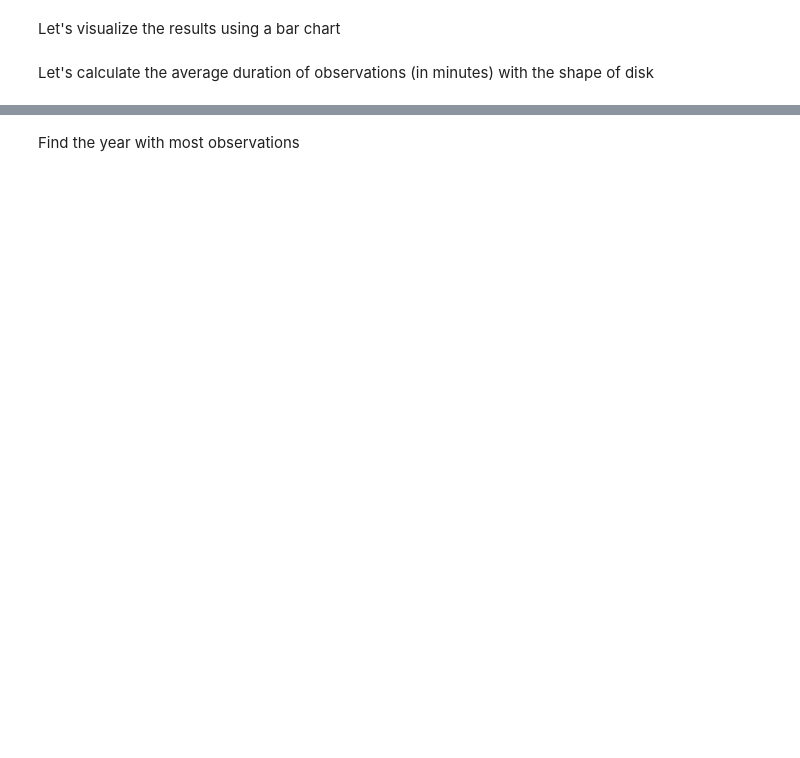
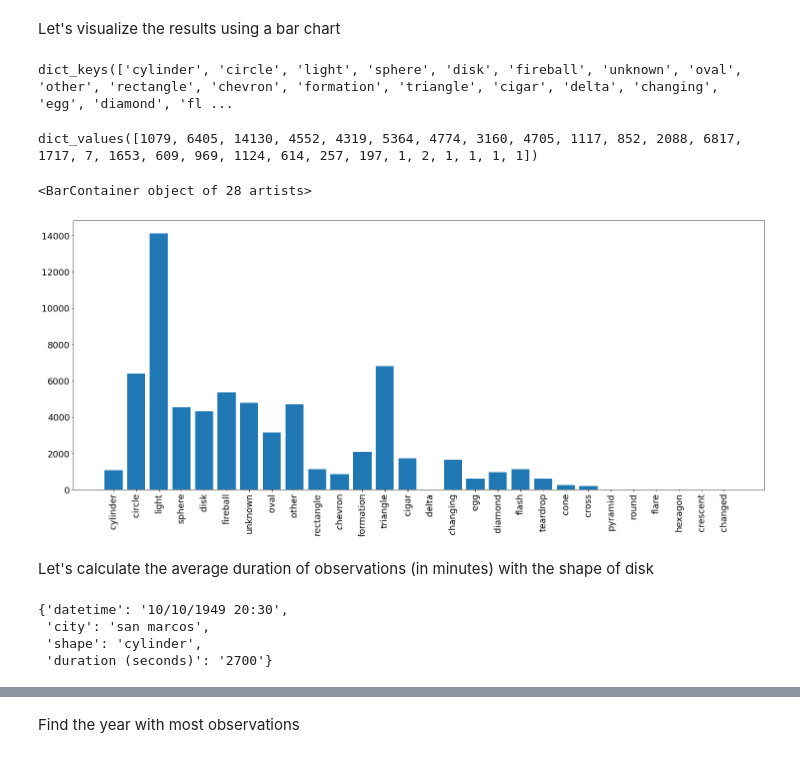
Before and after one commit to asavoullis/Python_Projects_2023, a Jupyter notebook: Where_Why_and_How_of_List_Comprehension_in_Python/The Notebook.ipynb, the cells around one changed output, grey strips where cells are left out. Drawn from its saved outputs; the diff is of its cells as text; code cells hidden in the pictures; blank space fills up the shorter version.

```diff
--- a/Where_Why_and_How_of_List_Comprehension_in_Python/The Notebook.ipynb
+++ b/Where_Why_and_How_of_List_Comprehension_in_Python/The Notebook.ipynb
@@ -265,2 +349,5 @@ How many observations do we have?
 # %% [markdown]
 What are the most common UFO shapes?
+# %%
+shapes = [object["shape"] for object in data ]
+shapes
@@ -266,0 +372,3 @@ What are the most common UFO shapes?
+# %%
+most_common_shape = dict(Counter(shapes))
+most_common_shape
@@ -267,4 +393,29 @@ What are the most common UFO shapes?
 # %% [markdown]
 Let's visualize the results using a bar chart
+# %%
+x = most_common_shape.keys()
+x
+# %% [output]
+dict_keys(['cylinder', 'circle', 'light', 'sphere', 'disk', 'fireball', 'unknown', 'oval', 'other', 'rectangle', 'chevron', 'formation', 'triangle', 'cigar', 'delta', 'changing', 'egg', 'diamond', 'fl ...
+# %%
+y = most_common_shape.values()
+y
+# %% [output]
+dict_values([1079, 6405, 14130, 4552, 4319, 5364, 4774, 3160, 4705, 1117, 852, 2088, 6817, 1717, 7, 1653, 609, 969, 1124, 614, 257, 197, 1, 2, 1, 1, 1, 1])
+# %%
+plt.rcParams.update({"font.size": 18})
+plt.figure(figsize= (25,10))
+plt.xticks(rotation= 90)
+plt.bar(x = x, height = y)
+# %% [output]
+<BarContainer object of 28 artists>
+[figure, added]
 # %% [markdown]
 Let's calculate the average duration of observations (in minutes) with the shape of disk
+# %%
+data[0]
+# %% [output]
+{'datetime': '10/10/1949 20:30',
+ 'city': 'san marcos',
+ 'shape': 'cylinder',
+ 'duration (seconds)': '2700'}
```
Also changed, not shown: parts of 26 cells of this notebook.
